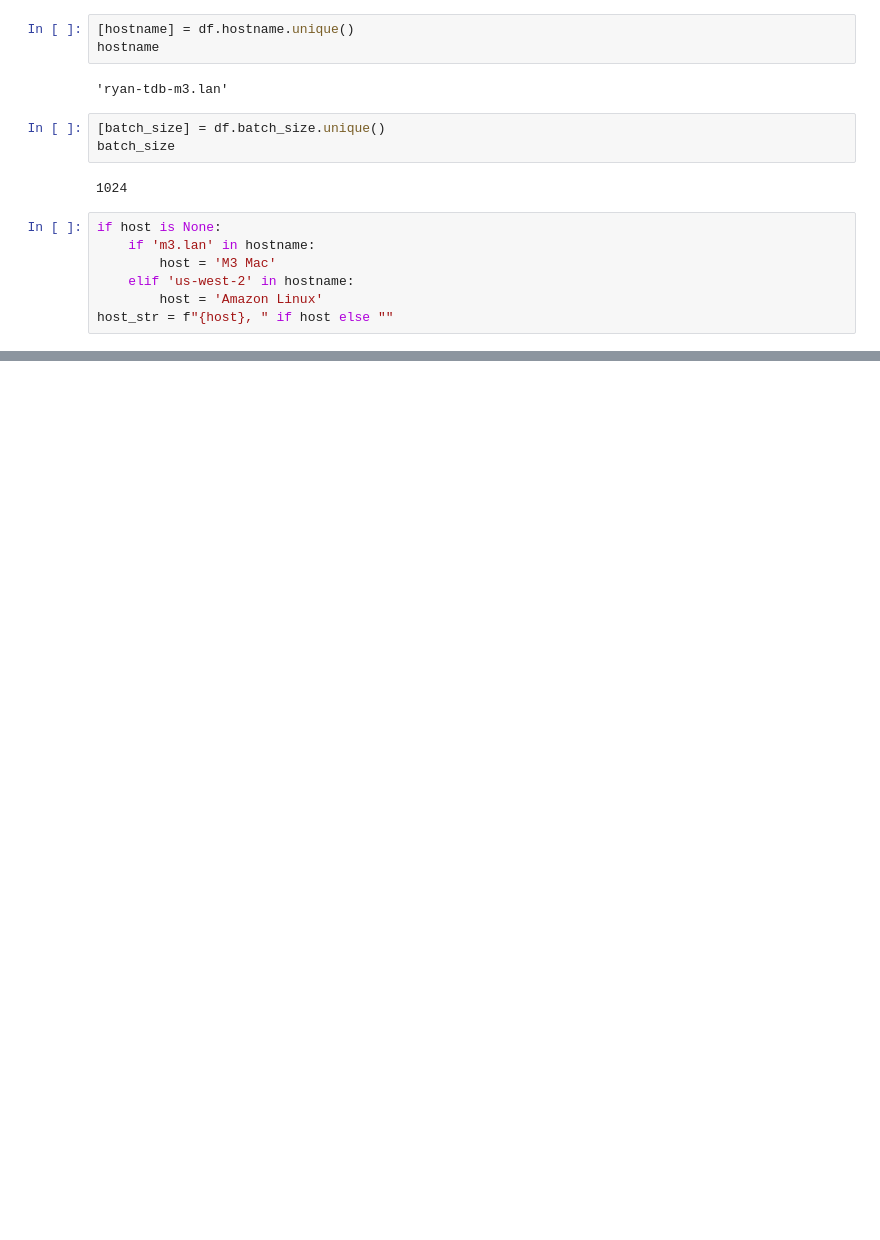
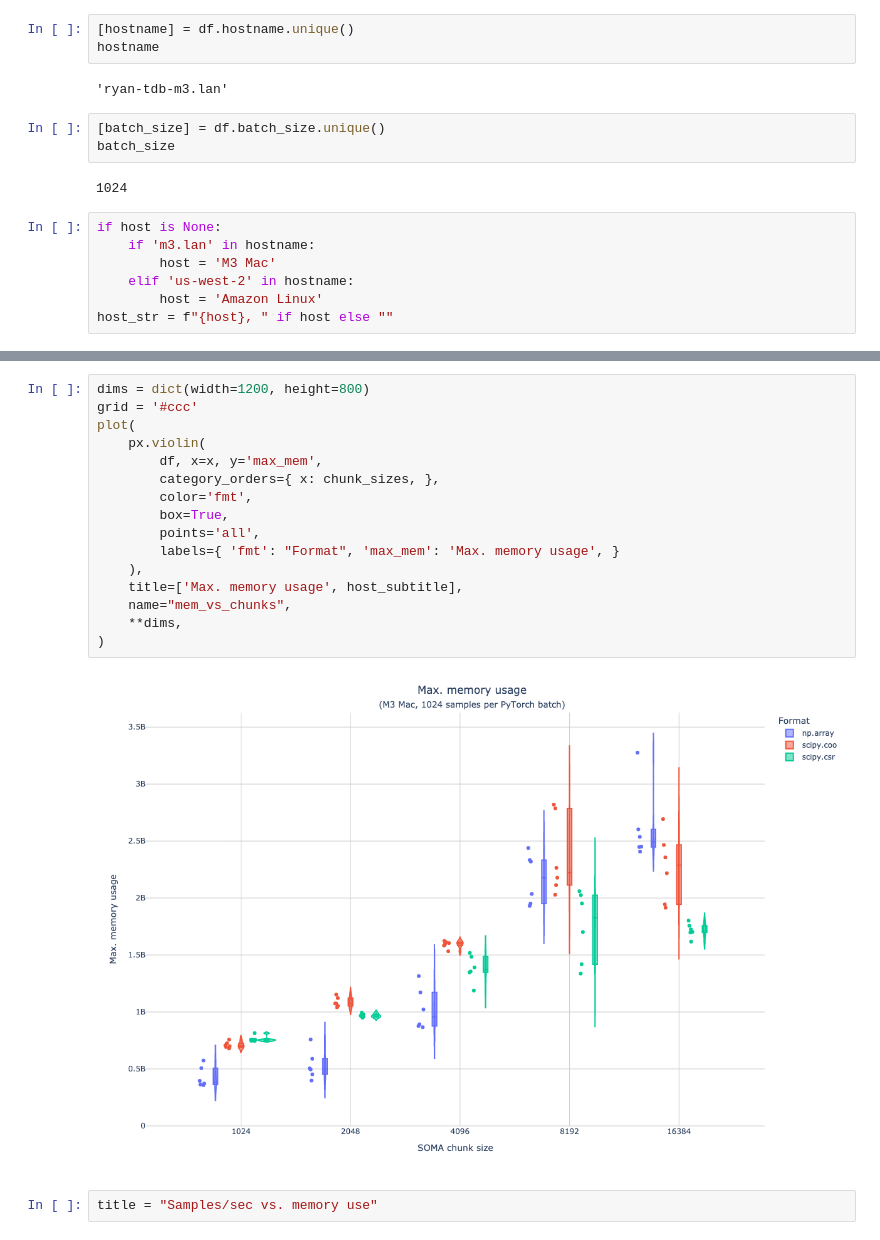
Before and after one commit to TileDB-Inc/arrayloader-benchmarks, a Jupyter notebook: notebooks/data-loader-stats/m3/nb.ipynb, the cells around one changed output, grey strips where cells are left out. Cells and saved outputs as stored; diff of their text form; blank space fills up the shorter version.

```diff
--- a/notebooks/data-loader-stats/m3/nb.ipynb
+++ b/notebooks/data-loader-stats/m3/nb.ipynb
@@ -116,0 +154,20 @@ Image(fig.to_image(**dims))
+# %%
+dims = dict(width=1200, height=800)
+grid = '#ccc'
+plot(
+    px.violin(
+        df, x=x, y='max_mem',
+        category_orders={ x: chunk_sizes, },
+        color='fmt',
+        box=True,
+        points='all',
+        labels={ 'fmt': "Format", 'max_mem': 'Max. memory usage', }
+    ),
+    title=['Max. memory usage', host_subtitle],
+    name="mem_vs_chunks",
+    **dims,
+)
+# %% [output]
+[figure, added]
+# %%
+title = "Samples/sec vs. memory use"
```
Also changed, not shown: parts of 13 cells of this notebook, 26 other files.
